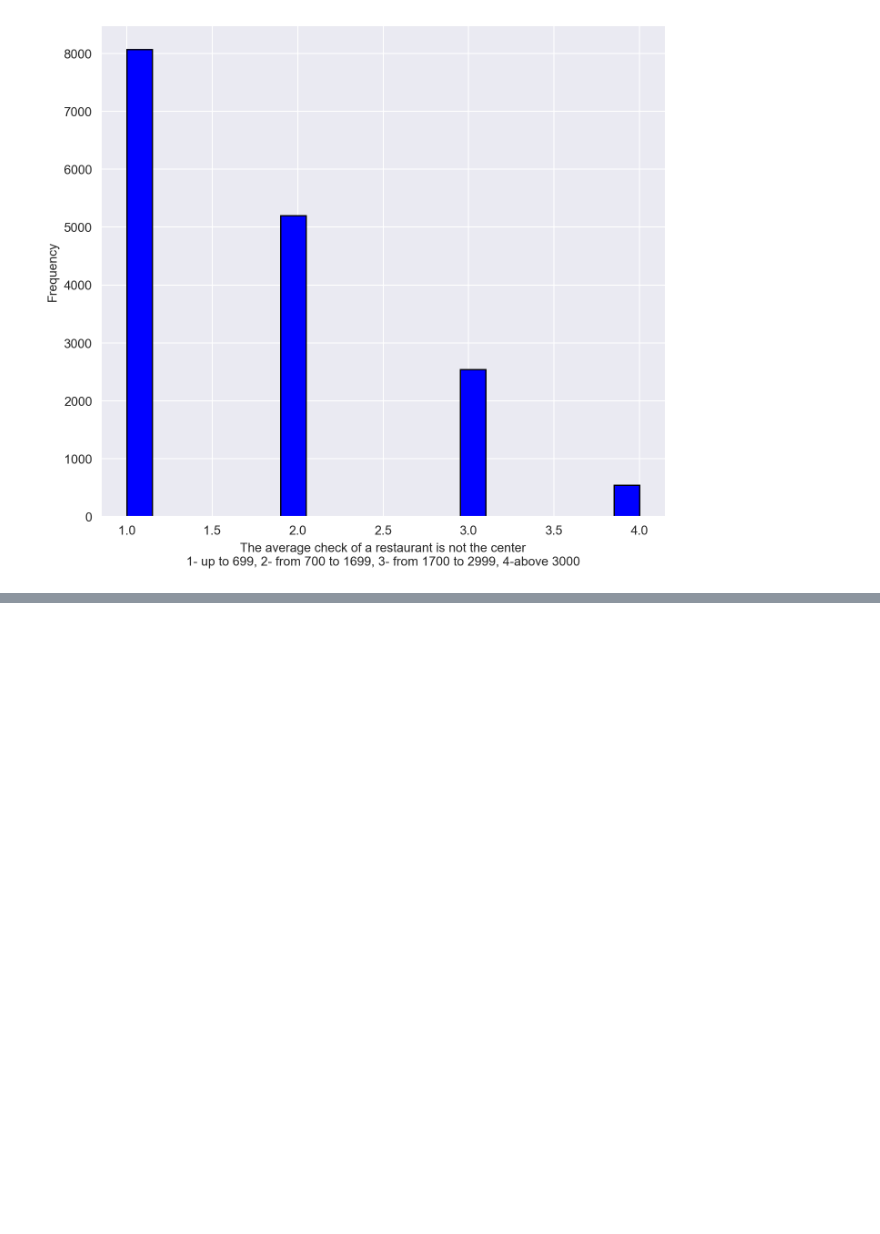
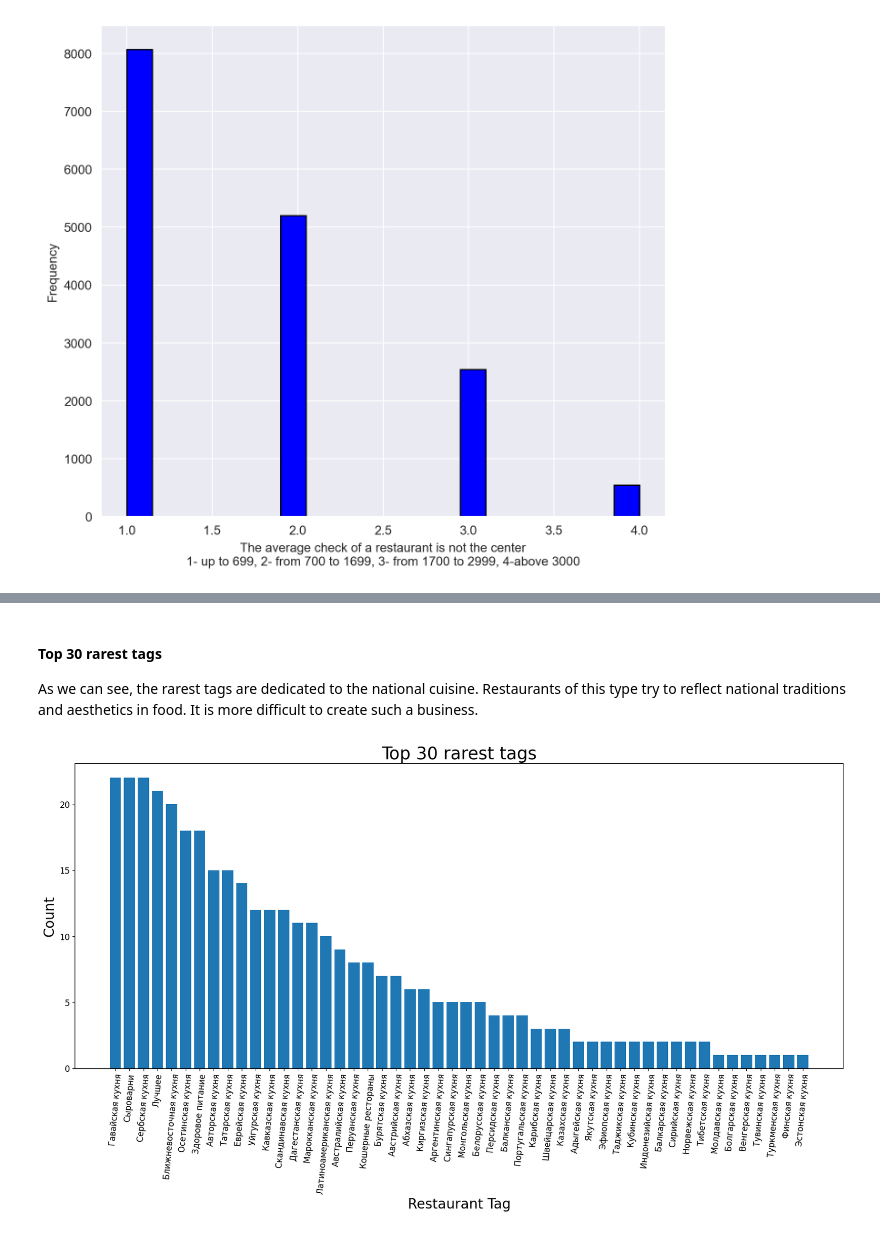
Before and after one commit to DmitrySavinskikh/analysis-project, a Jupyter notebook: afisha_analysis.ipynb, the cells around one changed output, grey strips where cells are left out. Saved outputs shown, nothing was run; the diff lists cells and outputs as text; code cells hidden in the pictures; blank space fills up the shorter version.

```diff
--- a/afisha_analysis.ipynb
+++ b/afisha_analysis.ipynb
@@ -648,0 +674,26 @@ Text(0, 0.5, 'Frequency')
+# %% [markdown]
+#### Top 30 rarest tags
+
+As we can see, the rarest tags are dedicated to the national cuisine. Restaurants of this type try to reflect national traditions and aesthetics in food. It is more difficult to create such a business.
+# %%
+def top_rarest_restaurant_tags_graph() -> None:
+    '''
+        Creating a graph to show which 30 tags are the most rare.
+
+        :return: None
+    '''
+
+    min_tags_dict = df.explode(column='restaurant_type', ignore_index=True).groupby('restaurant_type').size().sort_values(ascending=False).tail(50).to_dict()
+
+    plt.figure(figsize=(20, 8))
+    plt.bar(x=min_tags_dict.keys(), height=min_tags_dict.values())
+    plt.xticks(rotation=85, fontsize=12)
+    plt.xlabel('Restaurant Tag', fontsize=20)
+    plt.yticks(fontsize=12)
+    plt.ylabel('Count', fontsize=20)
+    plt.title('Top 30 rarest tags', fontsize=25)
+    plt.show()
+
+top_rarest_restaurant_tags_graph()
+# %% [output]
+[figure, added]
```
Also changed, not shown: parts of 8 cells of this notebook.
